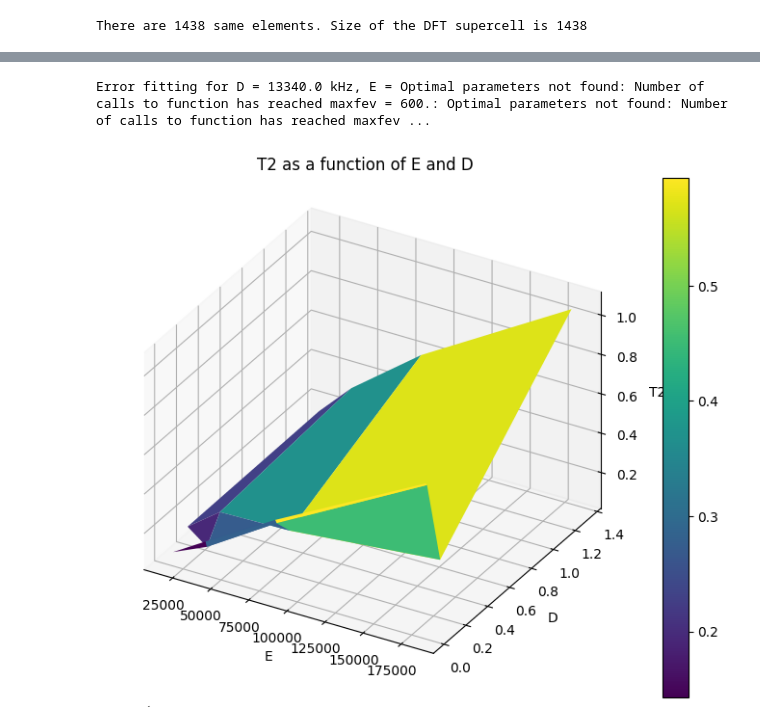
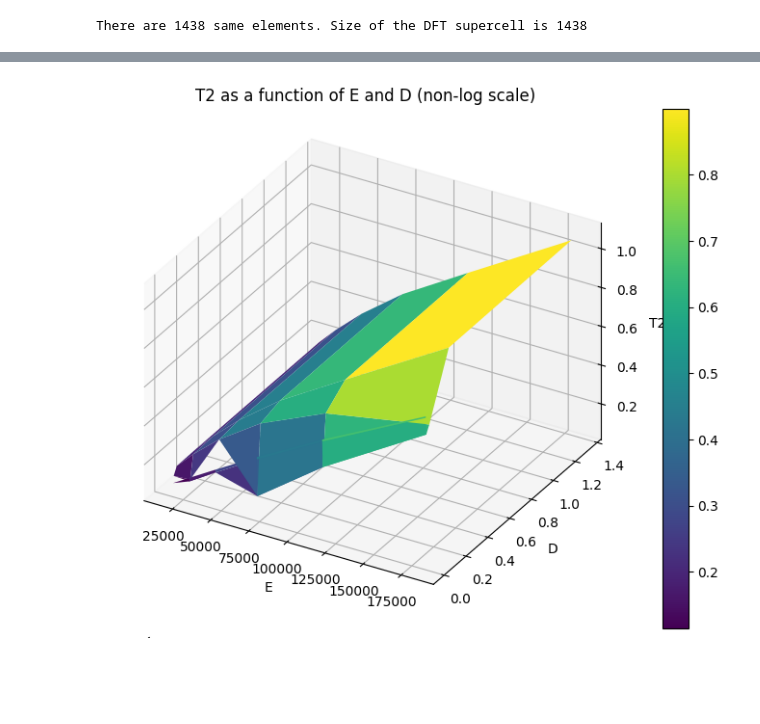
Before and after one commit to aoneillmark/Capstone, a Jupyter notebook: Tutorials/Different Ds for basal kh-VV in SiC 2.ipynb, the cells around one changed output, grey strips where cells are left out. Saved outputs shown, nothing was run; the diff lists cells and outputs as text; code cells hidden in the pictures; blank space fills up the shorter version.

```diff
--- a/Tutorials/Different Ds for basal kh-VV in SiC 2.ipynb
+++ b/Tutorials/Different Ds for basal kh-VV in SiC 2.ipynb
@@ -413,0 +394,14 @@ dict_values([masked_array(data=[0.9999999999999329, 0.988537502758782,
+# %%
+def sanitize_T2_values(T2_values):
+    """
+    For any T2 value above 20ms, set the value to None.
+    """
+    for key, value in T2_values.items():
+        if value is not None and value > 20:
+            T2_values[key] = None
+    return T2_values
+
+T2_values = sanitize_T2_values(T2_values)
+
+for (D, E), T2 in T2_values.items():
+    print(f"D = {D} kHz, E = {E}: T2 = {T2 if T2 is not None else 'None'} ms")
@@ -741,42 +751,27 @@ print(unique_D_values)
 # %%
-# Extract unique D and E values
-unique_D_values = sorted(set([key[0] for key in coherence_dict.keys()]))
-unique_E_values = sorted(set([key[1] for key in coherence_dict.keys()]))
-
 # Create meshgrid for E and D
 E, D = np.meshgrid(unique_E_values, unique_D_values)
 
-# Calculate T2 for each E, D pair
-Z = np.empty(E.shape)  # create an empty array with the same shape as E and D
+# Use T2_values to populate Z array
+Z = np.empty(E.shape)
 
 for i, d in enumerate(unique_D_values):
     for j, e in enumerate(unique_E_values):
-        coherence_data = coherence_dict[(d, e)]
-
-        try:
-            popt, _ = curve_fit(coherence_time_func, time_space, coherence_data, p0=(1, 1))
-            _, T2_fitted = popt
-            Z[i, j] = T2_fitted
-        except Exception as e:
-            print(f"Error fitting for D = {d} kHz, E = {e}: {e}")
-            Z[i, j] = np.nan  # set to NaN for any error
+        Z[i, j] = T2_values.get((d, e), np.nan)  # Use .get() method to retrieve the T2 value or default to NaN if not found
 
 # Plotting
 fig = plt.figure(figsize=(10, 7))
 ax = fig.add_subplot(111, projection='3d', proj_type='ortho')
 
 surf = ax.plot_surface(E, D, Z, cmap='viridis')
 fig.colorbar(surf)
 
 ax.set_xlabel('E')
 ax.set_ylabel('D')
 ax.set_zlabel('T2')
-ax.set_title('T2 as a function of E and D')
-# ax.set_zlim(0,1000000)
-
+ax.set_title('T2 as a function of E and D (non-log scale)')
 
 plt.show()
 # %% [output]
-Error fitting for D = 13340.0 kHz, E = Optimal parameters not found: Number of calls to function has reached maxfev = 600.: Optimal parameters not found: Number of calls to function has reached maxfev ...
-[figure, old version]
+[figure, new version]
 # %%
```
Also changed, not shown: parts of 16 cells of this notebook, 2 other files.
